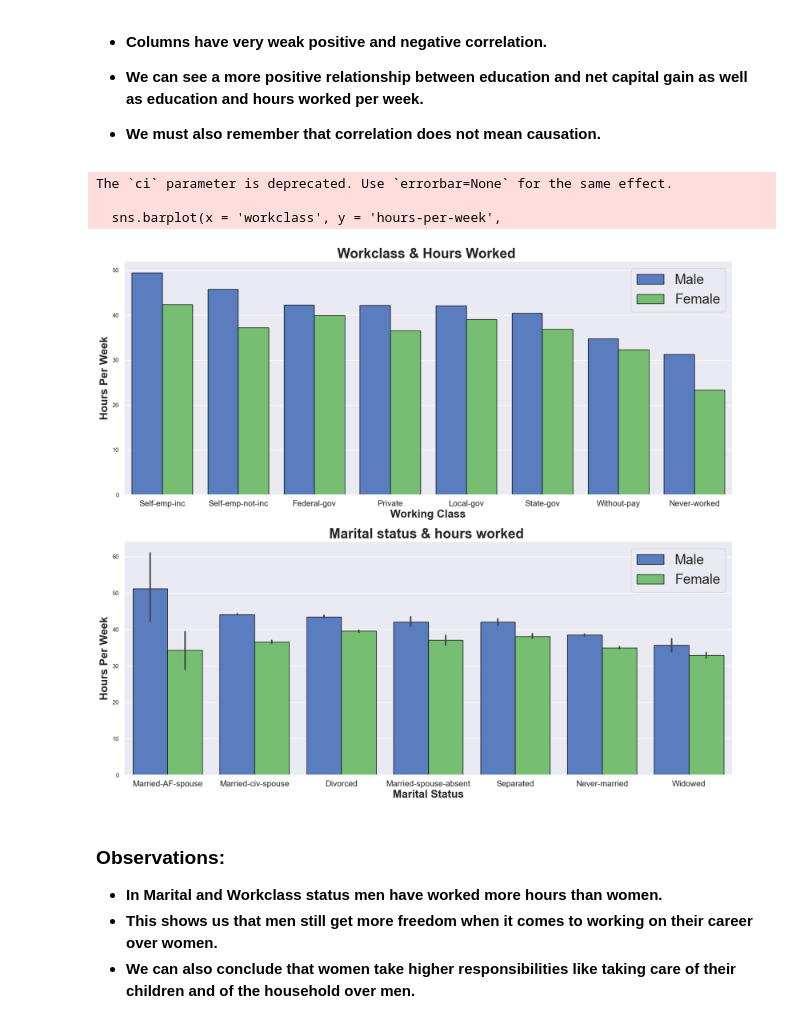
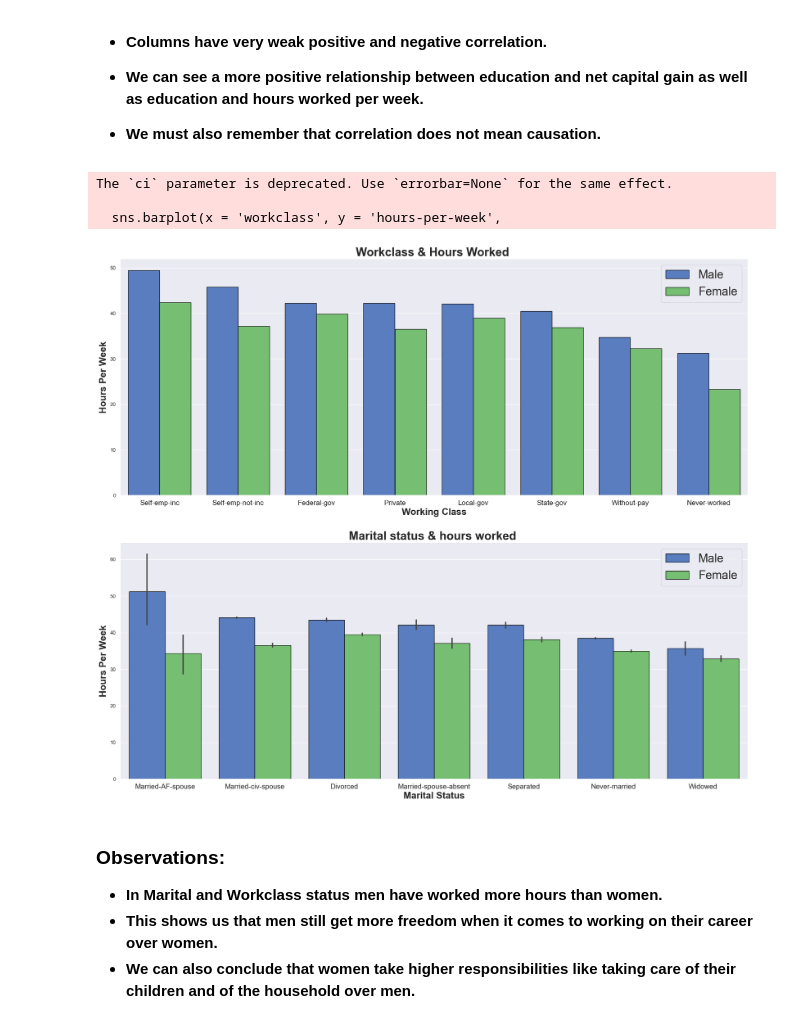
Before and after one commit to SinghNavnoor/Classification_prediction_of_income, a Jupyter notebook: classification_of_income.ipynb, the cells around one changed output. Saved outputs shown, nothing was run; the diff lists cells and outputs as text; code cells hidden in the pictures.

```diff
--- a/classification_of_income.ipynb
+++ b/classification_of_income.ipynb
@@ -507,7 +507,7 @@ plt.savefig('heatmap_of_correlation_final5.png',bbox_inches = "tight", dpi = 'fi
 - **We must also remember that correlation does not mean causation.**
 # %%
 #Selecting a figure size for the graph:
-plt.figure(figsize = (20,17))
+plt.figure(figsize = (24,20))
 
 #creating a suplot
 plt.subplot(2, 1, 1)
@@ -519,34 +519,34 @@ plt.style.use('seaborn-muted')
 #Barplot 1
 sns.barplot(x = 'workclass', y = 'hours-per-week',
             hue = 'gender', data = df, ci=None, edgecolor='black', order = ['Self-emp-inc','Self-emp-not-inc', 'Federal-gov','Private','Local-gov','State-gov','Without-pay','Never-worked'])
 
 #Making the graph more presentable:
 plt.title('Workclass & Hours Worked ', fontsize= 25, fontweight='bold')
 plt.xlabel('Working Class', fontsize=20, fontweight='bold')
 plt.ylabel('Hours Per Week', fontsize=20, fontweight='bold')
 plt.xticks(rotation = 0, fontsize = 15)
 plt.legend(fontsize = 25);
 
 #creating a suplot
 plt.subplot(2, 1, 2)
 
 #Barplot
 sns.barplot(x = 'marital-status', y = 'hours-per-week',hue = 'gender', data = df,  edgecolor='black',
             order = ['Married-AF-spouse','Married-civ-spouse','Divorced','Married-spouse-absent','Separated','Never-married','Widowed']);
 
 #Making the graph more presentable:
 plt.title('Marital status & hours worked ', fontsize= 25,fontweight='bold')
 plt.xlabel('Marital Status', fontsize=20,fontweight='bold')
 plt.ylabel('Hours Per Week', fontsize=20, fontweight='bold')
 plt.xticks(rotation = 0, fontsize = 15)
 plt.legend(fontsize = 25);
 
 plt.savefig('workclass_maritalStatus_Hours_worked.png',bbox_inches = "tight", dpi = 'figure', transparent = False)
 # %% [output]
 The `ci` parameter is deprecated. Use `errorbar=None` for the same effect.
 
   sns.barplot(x = 'workclass', y = 'hours-per-week',
-[figure, old version]
+[figure, new version]
 # %% [markdown]
 ### **Observations:**
 - **In Marital and Workclass status men have worked more hours than women.**
```
Also changed, not shown: parts of 2 cells of this notebook, 2 other files.
